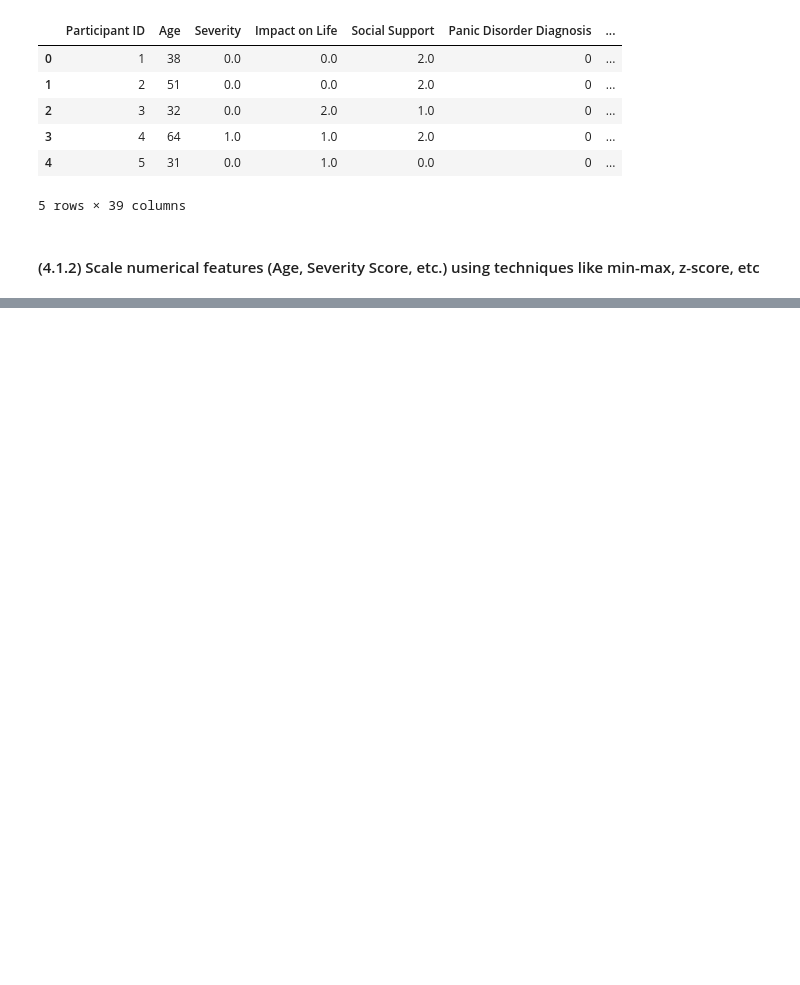
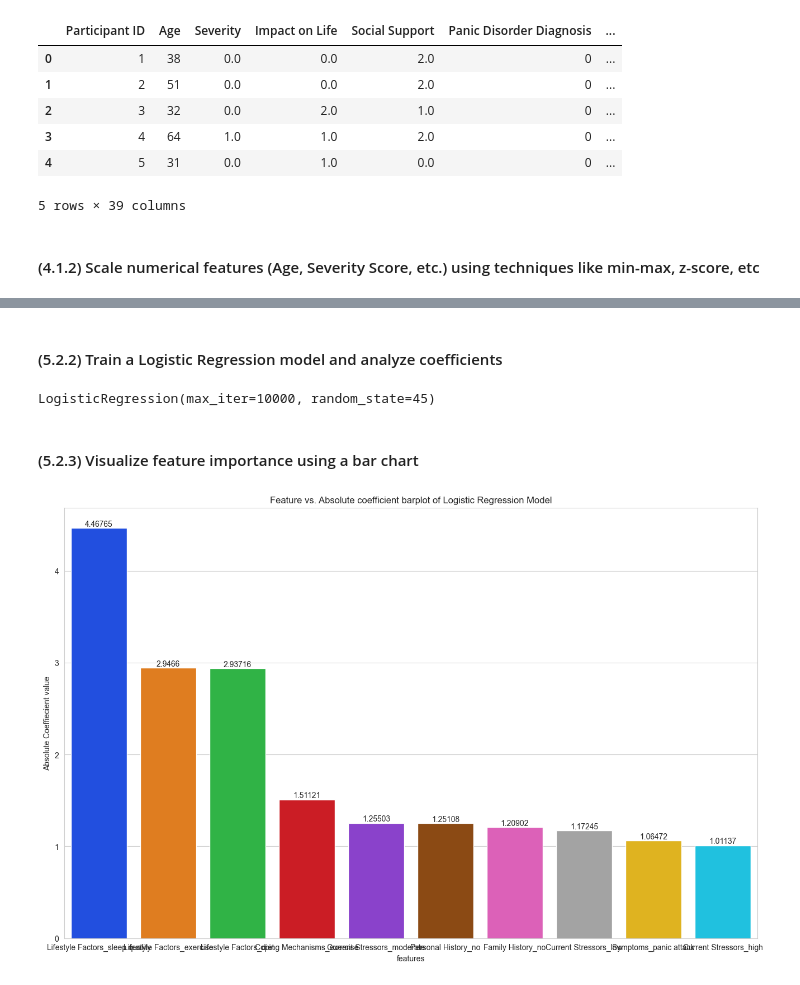
Before and after one commit to junaid9248/COSC-5610_Data-Mining, a Jupyter notebook: Final project/final_project.ipynb, the cells around one changed output, grey strips where cells are left out. Drawn from its saved outputs; the diff is of its cells as text; code cells hidden in the pictures; blank space fills up the shorter version.

```diff
--- a/Final project/final_project.ipynb
+++ b/Final project/final_project.ipynb
@@ -616,0 +732,13 @@ panic_cleaned.head(5)
+# %%
+#Splitting the data into test/train split at 80/20 ratio
+X= panic_cleaned.drop('Panic Disorder Diagnosis', axis=1)
+y= panic_cleaned['Panic Disorder Diagnosis']
+
+X_train, X_test, y_train, y_test = train_test_split(X, y, test_size=0.2, random_state=45)
+# %%
+rf = RandomForestClassifier(random_state=45)
+
+rf.fit(X_train, y_train)
+
+features = X.columns
+features_importance_rf_model = rf.feature_importances_
@@ -616,0 +763,27 @@ panic_cleaned.head(5)
+# %% [markdown]
+#### (5.2.2) Train a Logistic Regression model and analyze coefficients
+# %%
+logreg = LogisticRegression(max_iter= 10000,random_state=45)
+logreg.fit(X_train, y_train)
+# %% [output]
+LogisticRegression(max_iter=10000, random_state=45)
+# %%
+coeff = logreg.coef_[0]
+absolute_coeff = np.abs(coeff)
+
+logreg_coeff_df = pd.DataFrame(data={'features': features, 'coeffiecient value': coeff, 'Absolute Coeffiecient value': absolute_coeff}).sort_values(by= 'Absolute Coeffiecient value', ascending=False)
+# %% [markdown]
+#### (5.2.3) Visualize feature importance using a bar chart
+# %%
+plt.figure(figsize=(16,10))
+logreg_coeff_df_top10 = logreg_coeff_df.iloc[:10]
+logreg_coeff_chart = sns.barplot(x= logreg_coeff_df_top10['features'],y=logreg_coeff_df_top10['Absolute Coeffiecient value'] ,data=logreg_coeff_df_top10, hue='features', palette='bright')
+
+plt.title('Feature vs. Absolute coefficient barplot of Logistic Regression Model')
+
+for i in range(len(logreg_coeff_df_top10)):
+    logreg_coeff_chart.bar_label(logreg_coeff_chart.containers[i])
+
+plt.show()
+# %% [output]
+[figure, added]
```
Also changed, not shown: parts of 84 cells of this notebook, 2 other files.
